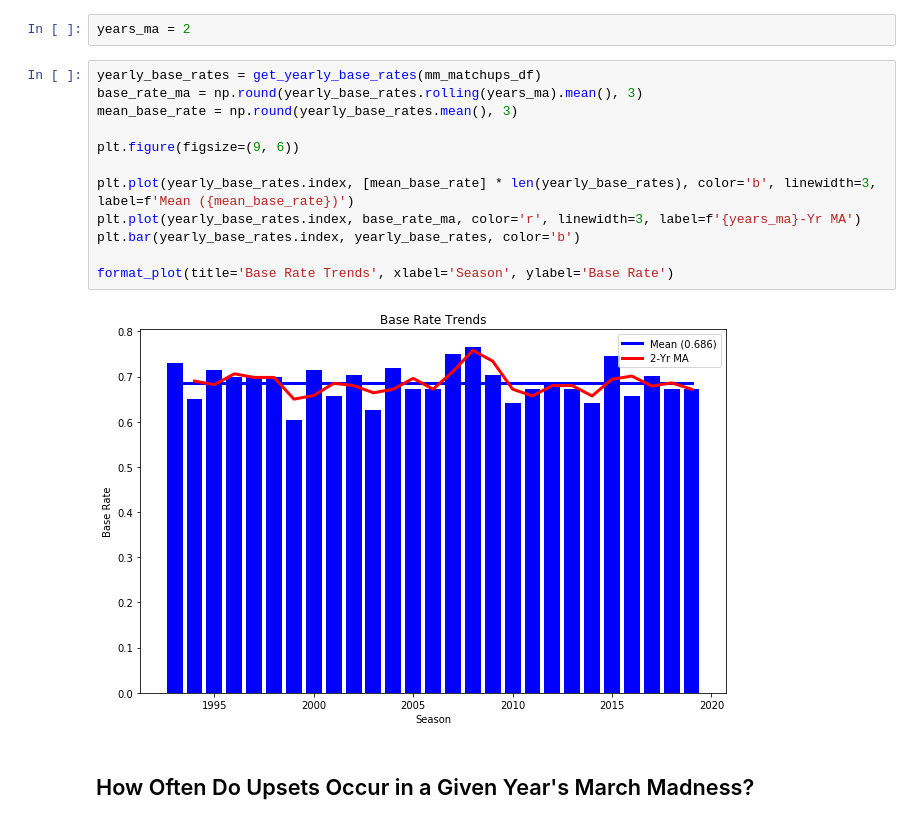
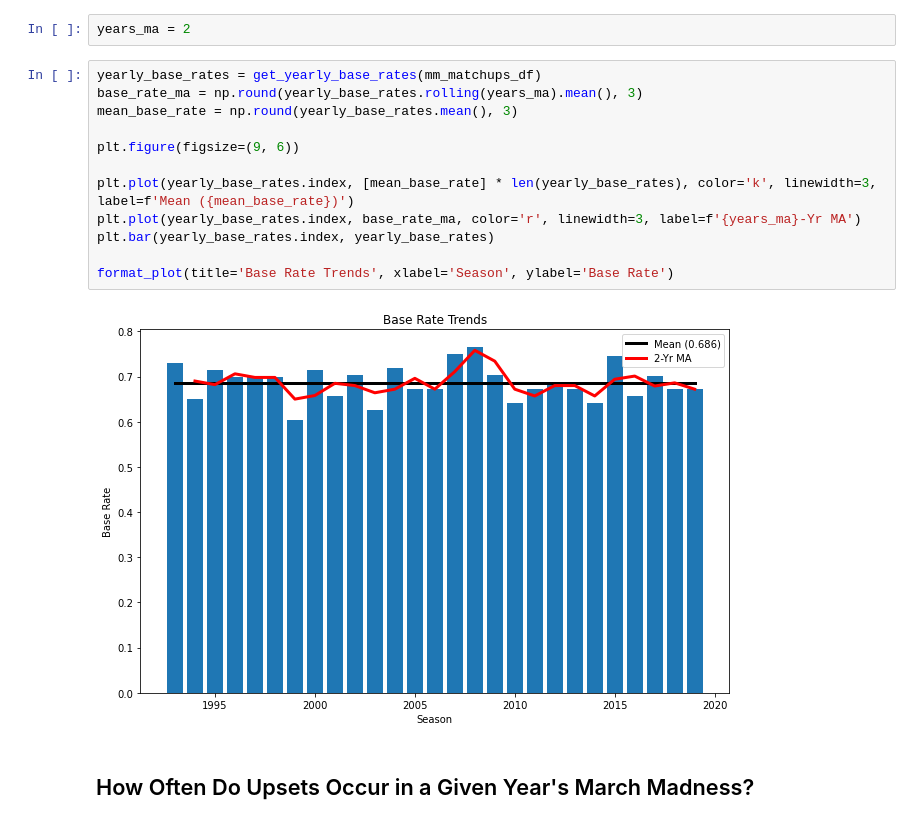
Before and after one commit to matthew-agard/March-Madness-Predictions, a Jupyter notebook: March_Madness_Predictions.ipynb, the cells around one changed output. Cells and saved outputs as stored; diff of their text form.

```diff
--- a/March_Madness_Predictions.ipynb
+++ b/March_Madness_Predictions.ipynb
@@ -291,17 +291,17 @@ years_ma = 2
 # %%
 yearly_base_rates = get_yearly_base_rates(mm_matchups_df)
 base_rate_ma = np.round(yearly_base_rates.rolling(years_ma).mean(), 3)
 mean_base_rate = np.round(yearly_base_rates.mean(), 3)
 
 plt.figure(figsize=(9, 6))
 
-plt.plot(yearly_base_rates.index, [mean_base_rate] * len(yearly_base_rates), color='b', linewidth=3, label=f'Mean ({mean_base_rate})')
+plt.plot(yearly_base_rates.index, [mean_base_rate] * len(yearly_base_rates), color='k', linewidth=3, label=f'Mean ({mean_base_rate})')
 plt.plot(yearly_base_rates.index, base_rate_ma, color='r', linewidth=3, label=f'{years_ma}-Yr MA')
-plt.bar(yearly_base_rates.index, yearly_base_rates, color='b')
+plt.bar(yearly_base_rates.index, yearly_base_rates)
 
 format_plot(title='Base Rate Trends', xlabel='Season', ylabel='Base Rate')
 # %% [output]
-[figure, old version]
+[figure, new version]
 # %% [markdown]
 ## How Often Do Upsets Occur in a Given Year's March Madness?
 # %%
```
Also changed, not shown: parts of 21 cells of this notebook.
